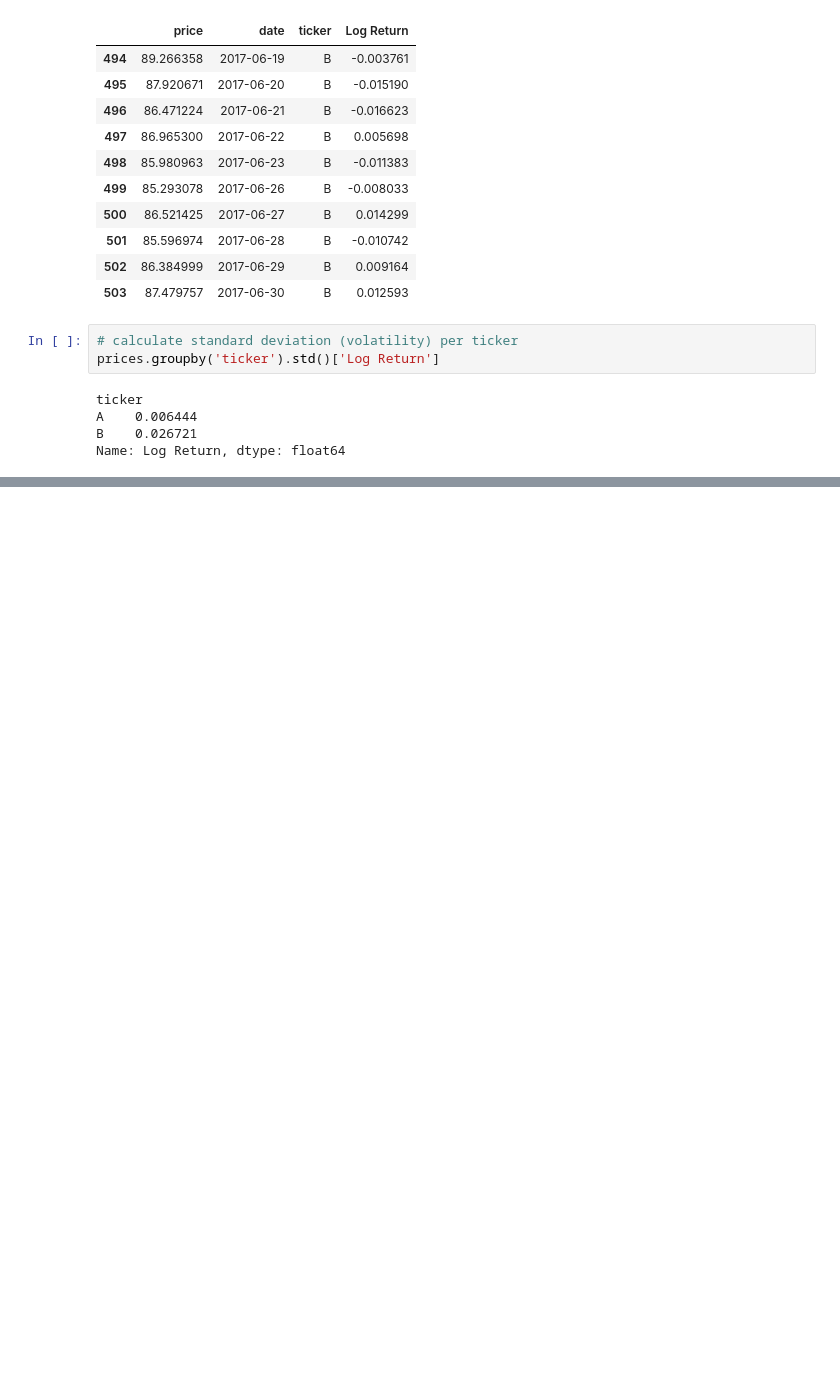
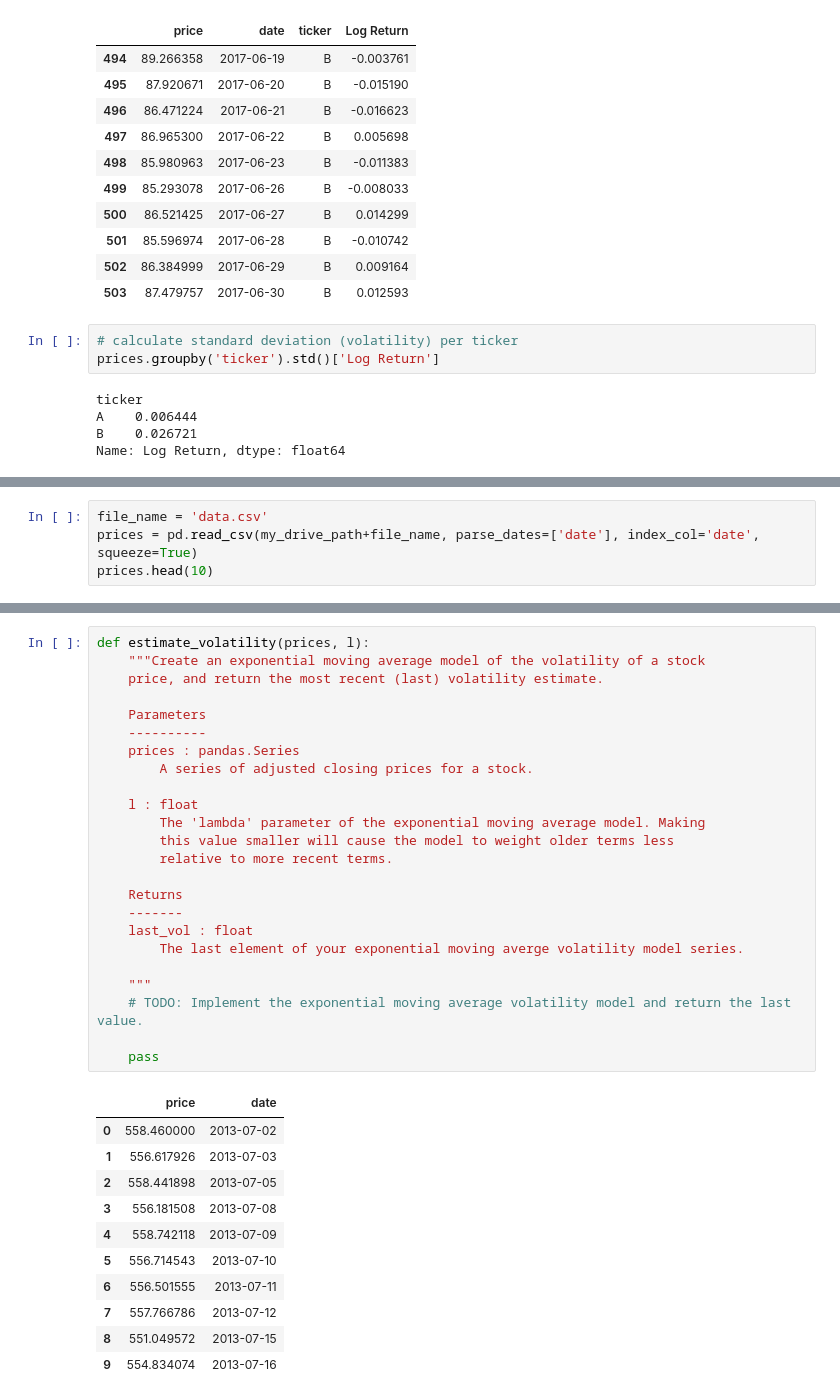
Before and after one commit to PeterSlakhorst/colab_jupyter, a Jupyter notebook: returns.ipynb, the cells around one changed output, grey strips where cells are left out. Cells and saved outputs as stored; diff of their text form; blank space fills up the shorter version.

```diff
--- a/returns.ipynb
+++ b/returns.ipynb
@@ -85,0 +98,4 @@ Name: Log Return, dtype: float64
+# %%
+file_name = 'data.csv'
+prices = pd.read_csv(my_drive_path+file_name, parse_dates=['date'], index_col='date', squeeze=True)
+prices.head(10)
@@ -85,0 +115,36 @@ Name: Log Return, dtype: float64
+# %%
+def estimate_volatility(prices, l):
+    """Create an exponential moving average model of the volatility of a stock
+    price, and return the most recent (last) volatility estimate.
+
+    Parameters
+    ----------
+    prices : pandas.Series
+        A series of adjusted closing prices for a stock.
+
+    l : float
+        The 'lambda' parameter of the exponential moving average model. Making
+        this value smaller will cause the model to weight older terms less
+        relative to more recent terms.
+
+    Returns
+    -------
+    last_vol : float
+        The last element of your exponential moving averge volatility model series.
+
+    """
+    # TODO: Implement the exponential moving average volatility model and return the last value.
+
+    pass
+# %% [output]
+|  | price | date |
+| 0 | 558.460000 | 2013-07-02 |
+| 1 | 556.617926 | 2013-07-03 |
+| 2 | 558.441898 | 2013-07-05 |
+| 3 | 556.181508 | 2013-07-08 |
+| 4 | 558.742118 | 2013-07-09 |
+| 5 | 556.714543 | 2013-07-10 |
+| 6 | 556.501555 | 2013-07-11 |
+| 7 | 557.766786 | 2013-07-12 |
+| 8 | 551.049572 | 2013-07-15 |
+| 9 | 554.834074 | 2013-07-16 |
```
Also changed, not shown: parts of 2 cells of this notebook.
